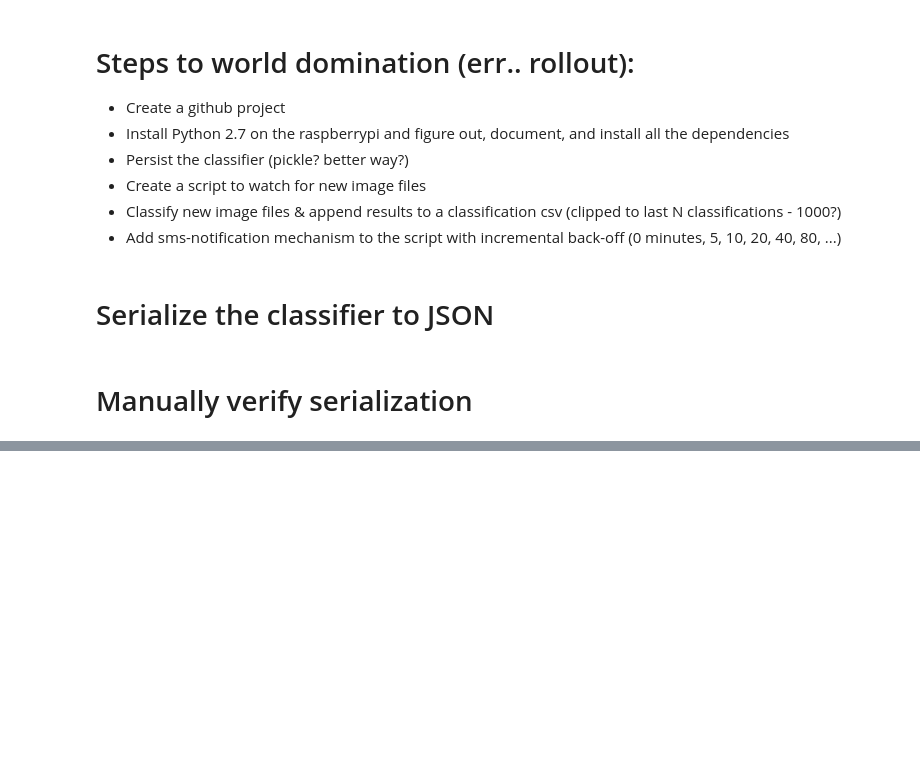
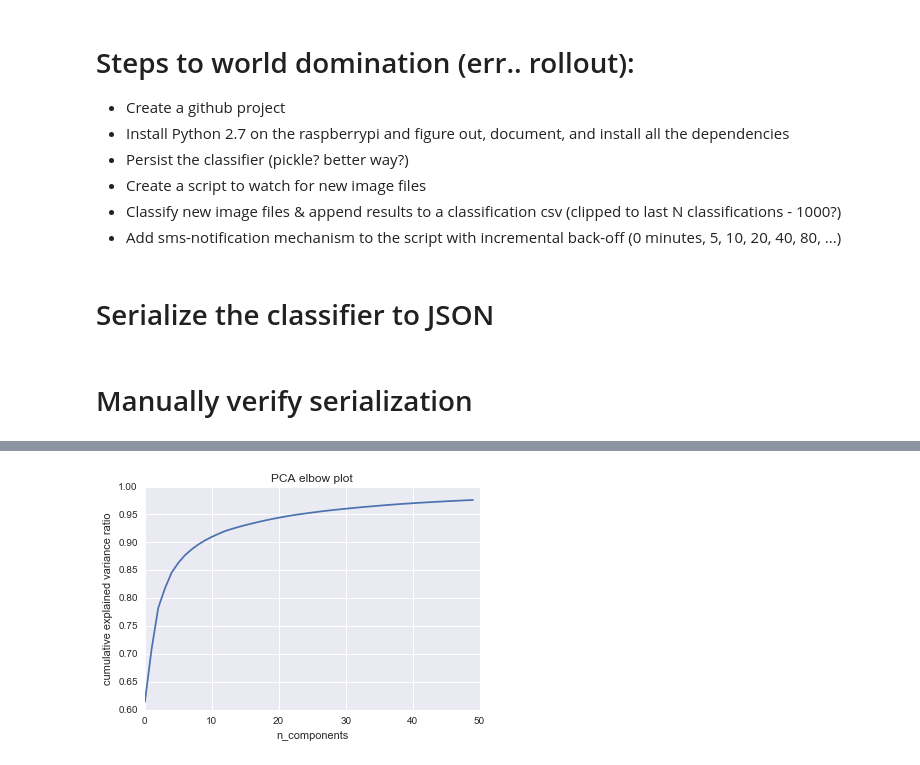
Before and after one commit to curious-attempt-bunny/python-scikit-raspberrypi-garage-door-twilio-alert, a Jupyter notebook: IR detection.ipynb, the cells around one changed output, grey strips where cells are left out. Saved outputs shown, nothing was run; the diff lists cells and outputs as text; code cells hidden in the pictures; blank space fills up the shorter version.

```diff
--- a/IR detection.ipynb
+++ b/IR detection.ipynb
@@ -305,0 +386,10 @@ plt.show()
+# %%
+pca = PCA(n_components=50)
+pca.fit(images)
+plt.plot(np.cumsum(pca.explained_variance_ratio_))
+plt.title("PCA elbow plot")
+plt.xlabel("n_components")
+plt.ylabel("cumulative explained variance ratio")
+plt.show()
+# %% [output]
+[figure, added]
```
Also changed, not shown: parts of 52 cells of this notebook, 1 other file.
